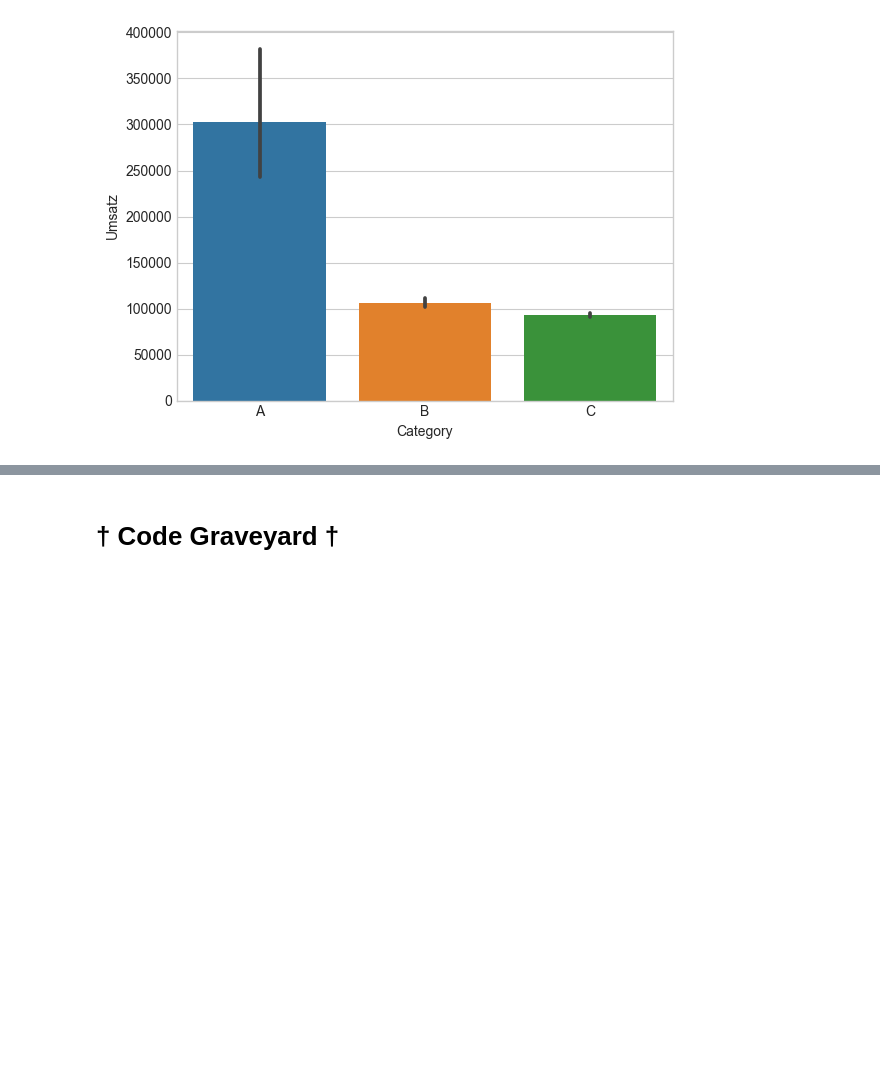
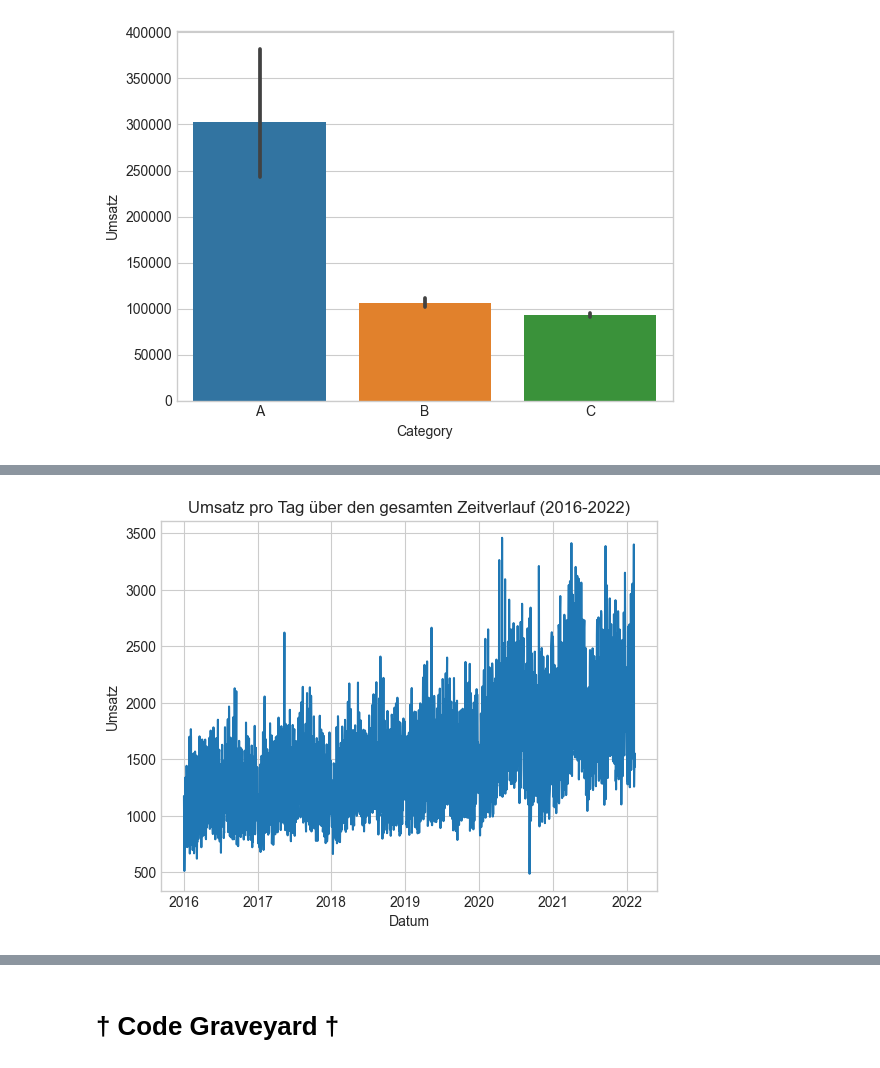
Before and after one commit to mrtz-wssl/KI_in_KMU, a Jupyter notebook: KI_in_KMU_Main.ipynb, the cells around one changed output, grey strips where cells are left out. Cells and saved outputs as stored; diff of their text form; code cells hidden in the pictures; blank space fills up the shorter version.

Commit message:
Plot des Umsatzes im Verlauf der Zeit (daily basis)

```diff
--- a/KI_in_KMU_Main.ipynb
+++ b/KI_in_KMU_Main.ipynb
@@ -470,0 +473,6 @@ sns.barplot(x='Category', y='Umsatz', data=data_abc_analyse)
+# %%
+# Hier möchten wir sehen, wie sich der Umsatz im Verlauf der Jahre entwickelt hat.
+# Zunächst wird der Datensatz umstrukturiert. Wir möchten den Umsatz pro Tag.
+
+data_2 = data.groupby(['Datum']).agg(Umsatz=('Umsatz',np.sum)).reset_index()
+data_2
@@ -470,0 +493,10 @@ sns.barplot(x='Category', y='Umsatz', data=data_abc_analyse)
+# %%
+# Visualisierung: Umsatz pro Tag
+
+plt.plot(data_2['Datum'], data_2['Umsatz'])
+plt.xlabel('Datum')
+plt.ylabel('Umsatz')
+plt.title('Umsatz pro Tag über den gesamten Zeitverlauf (2016-2022)')
+plt.show()
+# %% [output]
+[figure, added]
```
Also changed, not shown: parts of 4 cells of this notebook.
